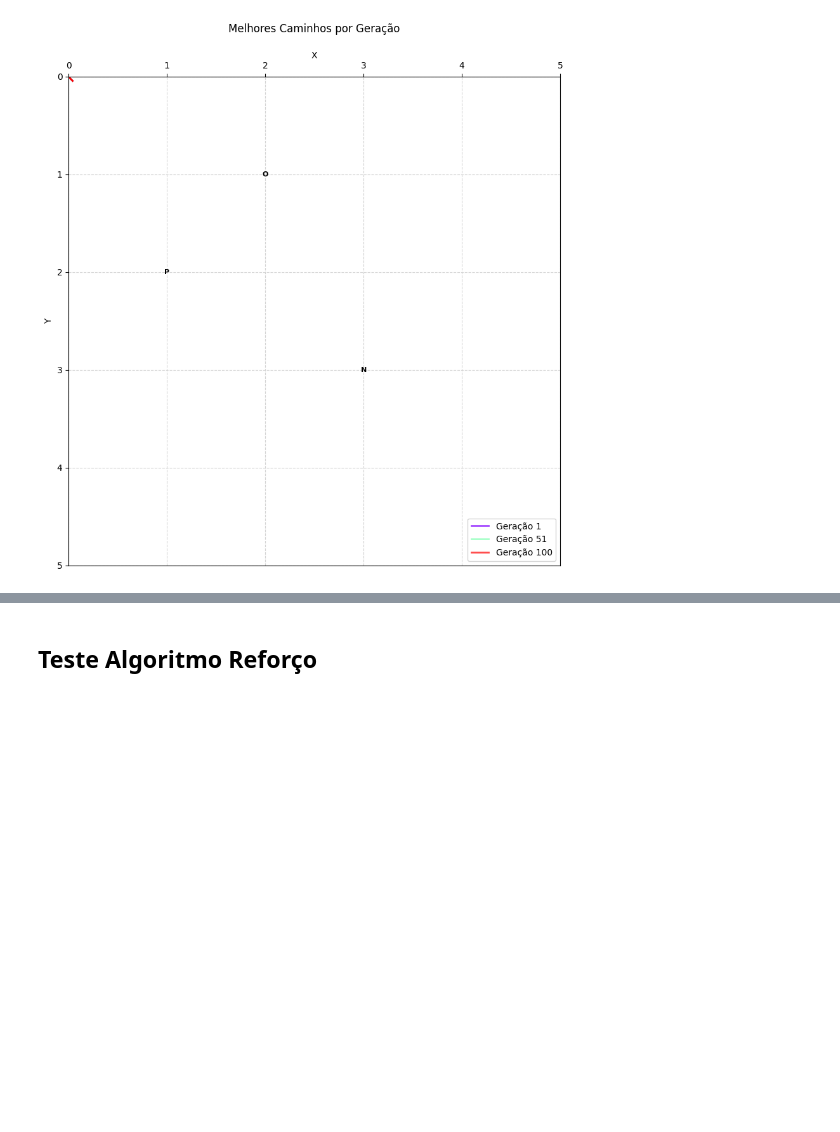
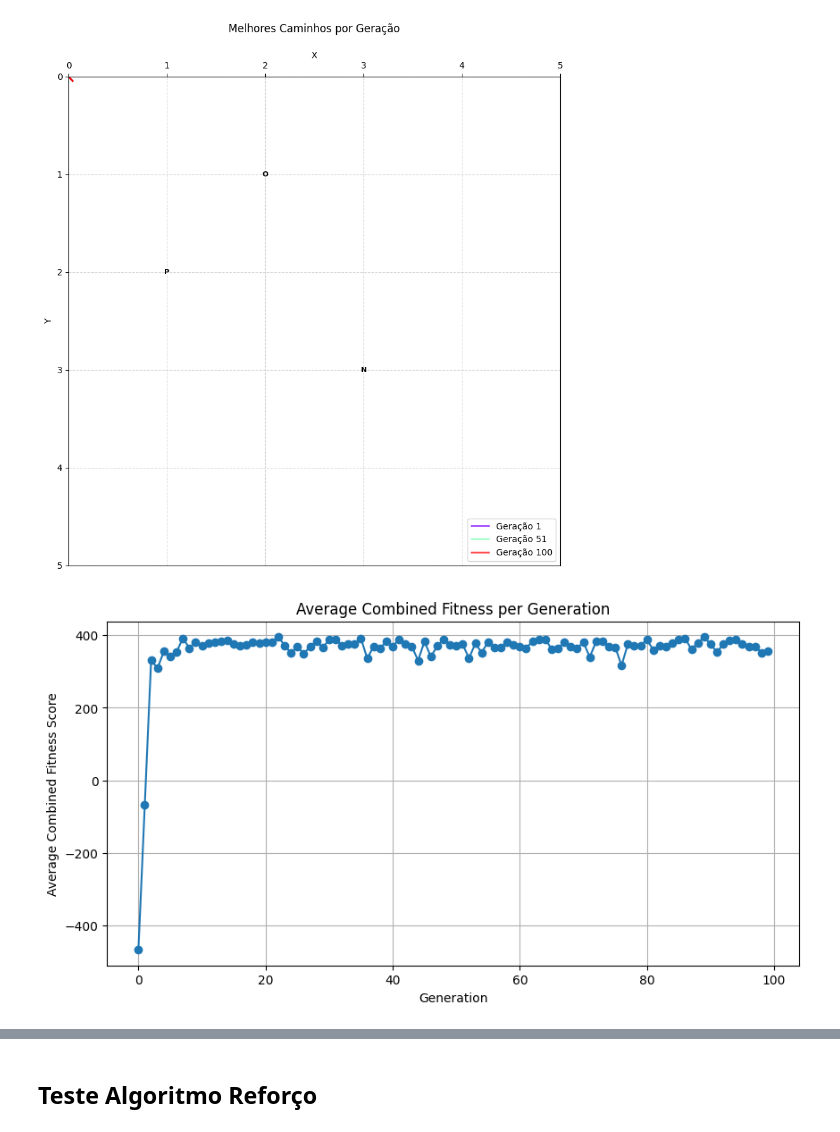
Before and after one commit to Biancs13/ProjetoAA, a Jupyter notebook: Demo.ipynb, the cells around one changed output, grey strips where cells are left out. Cells and saved outputs as stored; diff of their text form; code cells hidden in the pictures; blank space fills up the shorter version.

```diff
--- a/Demo.ipynb
+++ b/Demo.ipynb
@@ -390,5 +360,9 @@ construirGrafico(controlador)
 # %% [output]
 [figure]
+# %%
+grafico_fitness(controlador.fitness_medio_geracao)
+# %% [output]
+[figure, added]
 # %%
 changeTest(ficheiro_controlador)
 controlador = criarControlador(ficheiro_controlador)
```
Also changed, not shown: parts of 20 cells of this notebook, 7 other files.
